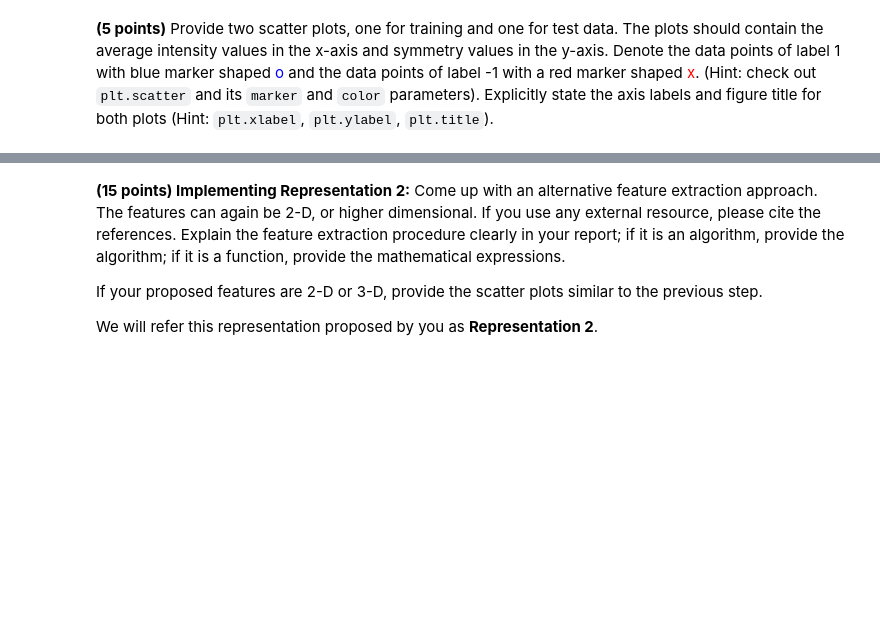
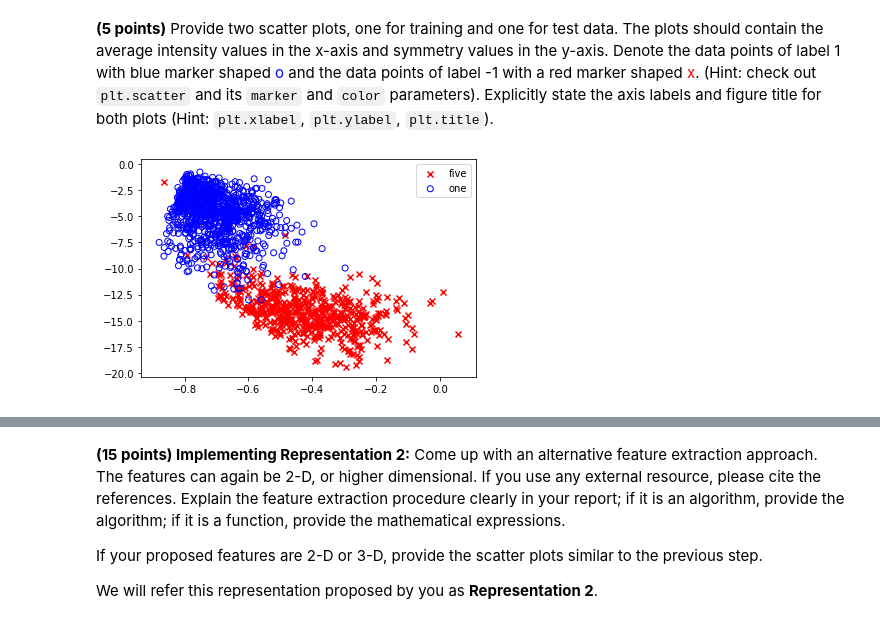
Before and after one commit to yavuzDemir21/Machine-Learning-Digit-Classifier, a Jupyter notebook: SolnTemplate_BES.ipynb, the cells around one changed output, grey strips where cells are left out. Drawn from its saved outputs; the diff is of its cells as text; code cells hidden in the pictures; blank space fills up the shorter version.

```diff
--- a/SolnTemplate_BES.ipynb
+++ b/SolnTemplate_BES.ipynb
@@ -60,7 +60,7 @@ plt.imshow(image_five, cmap='gray')
 Throughout the notebook, we will refer the representation with these two features as **Representation 1**
 # %%
 def norm_of_dif_y_sym( matrix ):
-   return np.linalg.norm(np.reshape(matrix, (16,16))-np.fliplr(np.reshape(matrix, (16,16))))
+   return -np.linalg.norm(np.reshape(matrix, (16,16))-np.fliplr(np.reshape(matrix, (16,16))))
 # %%
 symmetry_diff_train_data=np.apply_along_axis(norm_of_dif_y_sym, 1, train_data)
 # %%
@@ -136,0 +154,9 @@ plt.scatter(Represent1_test_data_labelled[:,0], Represent1_test_data_labelled[:,
+# %%
+fig = plt.figure()
+ax1 = fig.add_subplot(111)
+ax1.scatter(Represent1_train_data[train_labels==-1,0], Represent1_train_data[train_labels== -1,1], marker = 'x', color='red', label='five')
+ax1.scatter(Represent1_train_data[train_labels==1,0], Represent1_train_data[train_labels== 1,1], marker = 'o',facecolors='none', edgecolors='blue', label='one')
+plt.legend(loc='upper right')
+plt.show()
+# %% [output]
+[figure, added]
```
Also changed, not shown: parts of 10 cells of this notebook.
